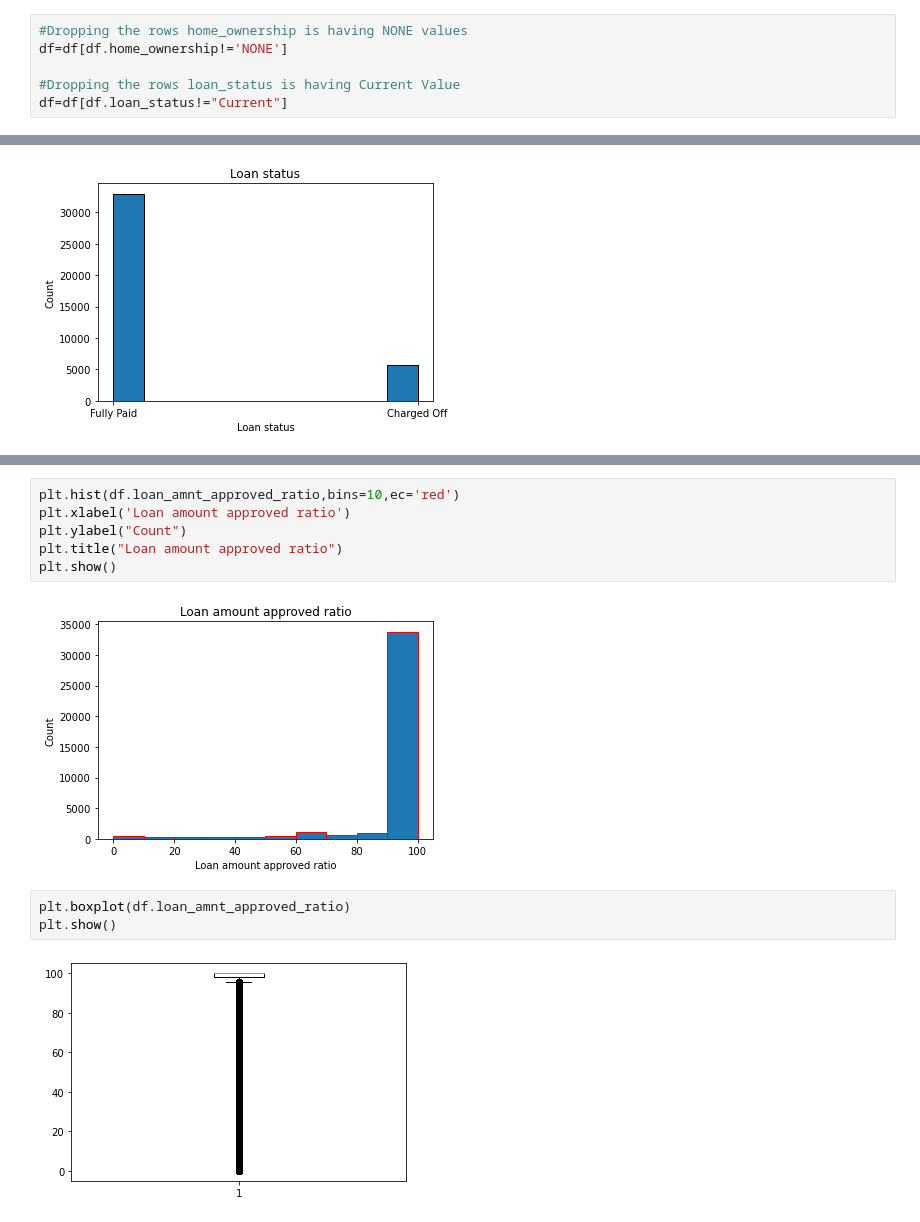
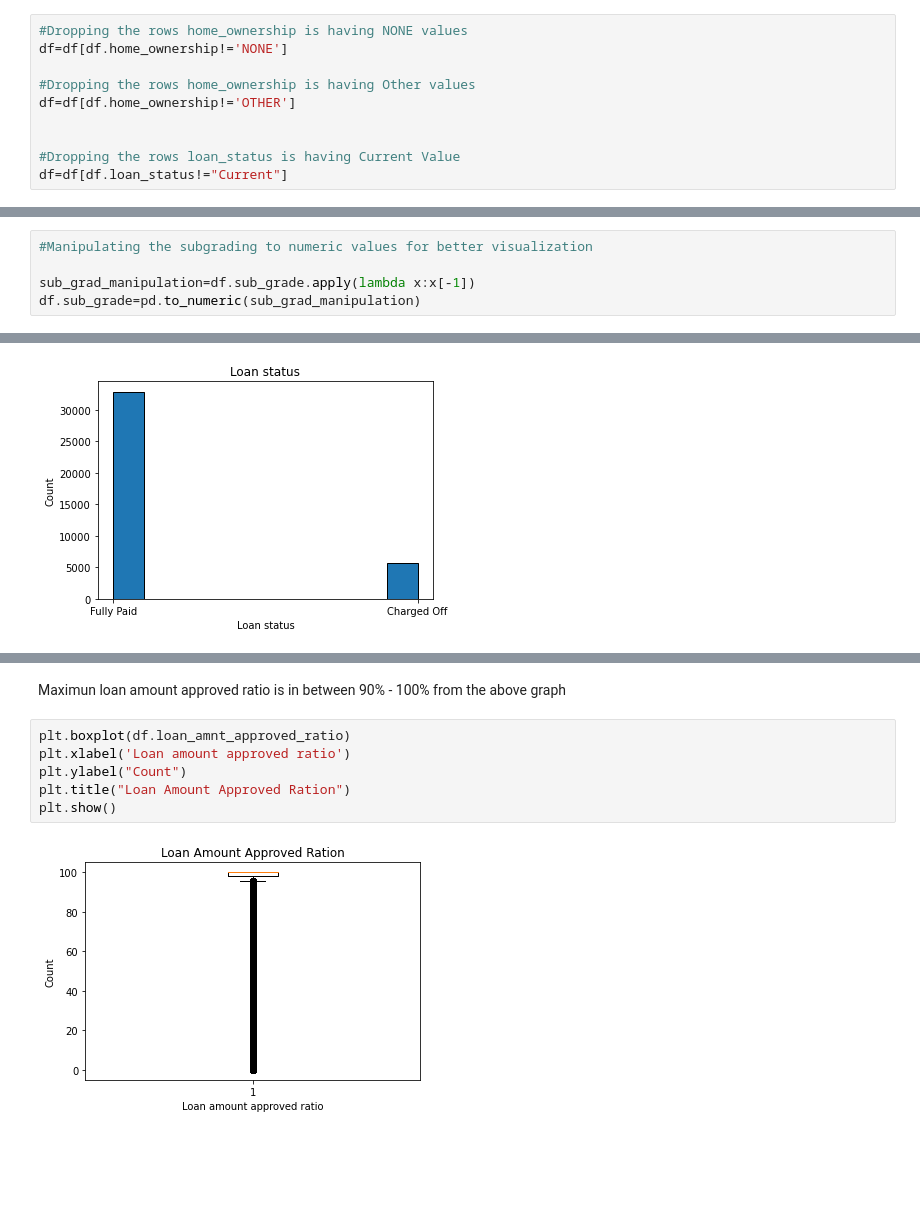
Before and after one commit to aswanth523/LendingClubCaseStudy, a Jupyter notebook: Lending_Club_Default_Analysis.ipynb, the cells around one changed output, grey strips where cells are left out. Saved outputs shown, nothing was run; the diff lists cells and outputs as text; blank space fills up the shorter version.

Commit message:
Graphs code added

```diff
--- a/Lending_Club_Default_Analysis.ipynb
+++ b/Lending_Club_Default_Analysis.ipynb
@@ -60,6 +63,10 @@ df.shape
 #Dropping the rows home_ownership is having NONE values
 df=df[df.home_ownership!='NONE']
 
+#Dropping the rows home_ownership is having Other values
+df=df[df.home_ownership!='OTHER']
+
+
 #Dropping the rows loan_status is having Current Value
 df=df[df.loan_status!="Current"]
 # %%
@@ -78,5 +85,10 @@ df.installment=df.installment.astype(int)
 #Approved ratio of loan amount (funded_amnt_inv/loan_amnt)*100
 
 df['loan_amnt_approved_ratio']=round((df.funded_amnt_inv*100)/(df.loan_amnt),2)
+# %%
+#Manipulating the subgrading to numeric values for better visualization
+
+sub_grad_manipulation=df.sub_grade.apply(lambda x:x[-1])
+df.sub_grade=pd.to_numeric(sub_grad_manipulation)
 # %%
 #emp_length column modification to number of years ( eg: 6 years as 6)
@@ -131,13 +145,10 @@ plt.show()
+# %% [markdown]
+Maximun loan amount approved ratio is in between 90% - 100% from the above graph
 # %%
-plt.hist(df.loan_amnt_approved_ratio,bins=10,ec='red')
+plt.boxplot(df.loan_amnt_approved_ratio)
 plt.xlabel('Loan amount approved ratio')
 plt.ylabel("Count")
-plt.title("Loan amount approved ratio")
+plt.title("Loan Amount Approved Ration")
 plt.show()
 # %% [output]
-[figure, old version]
+[figure, new version]
-# %%
-plt.boxplot(df.loan_amnt_approved_ratio)
-plt.show()
-# %% [output]
-[figure, removed]
```
Also changed, not shown: parts of 24 cells of this notebook.
